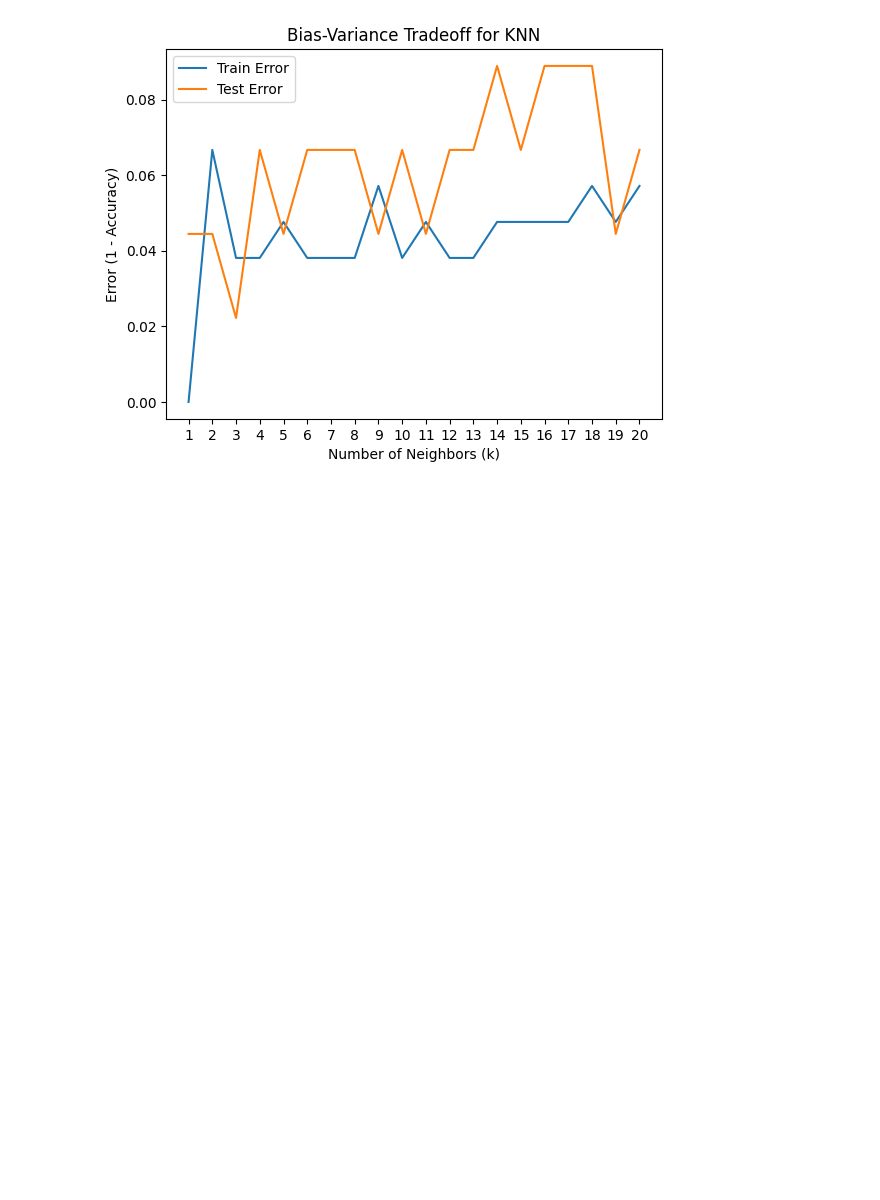
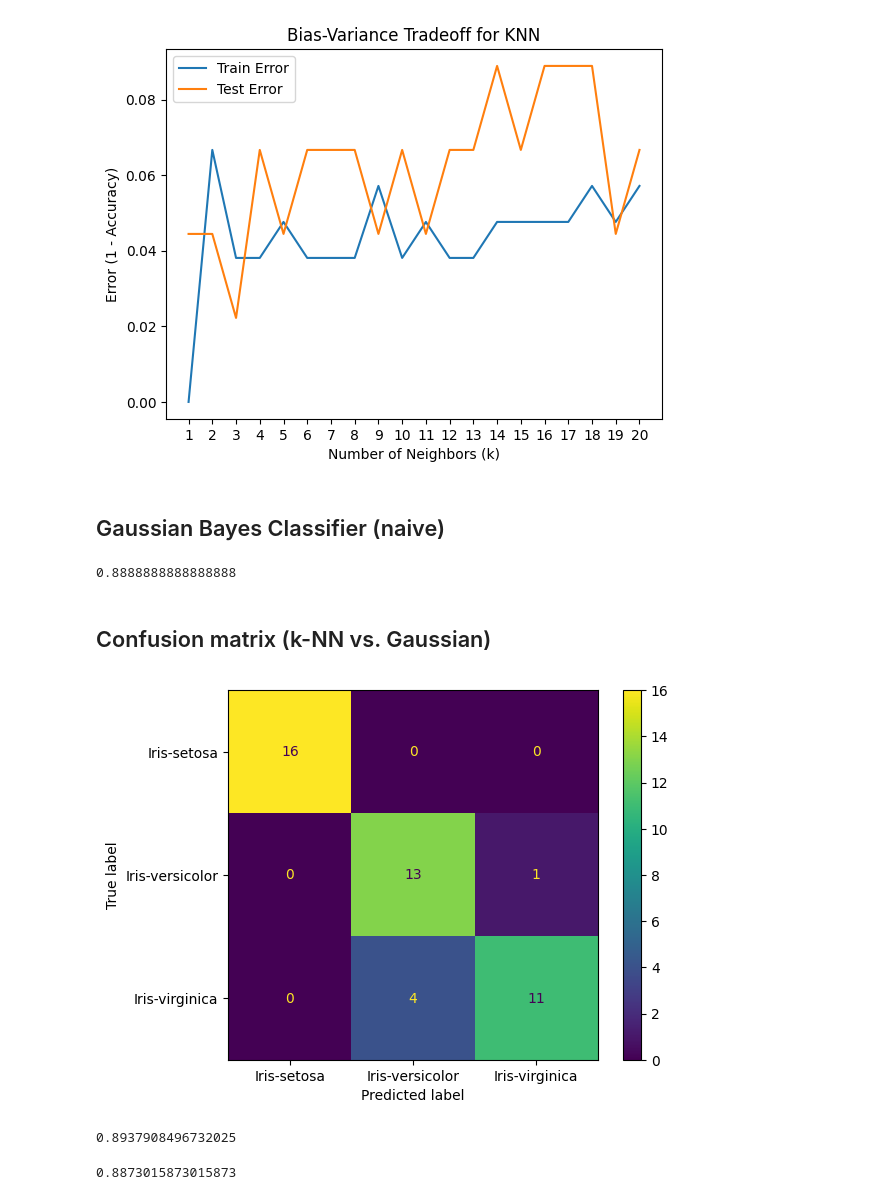
Before and after one commit to dominikchlodowicz/islp_labs, a Jupyter notebook: refresher_tasks/classification.ipynb, the cells around one changed output. Cells and saved outputs as stored; diff of their text form; code cells hidden in the pictures; blank space fills up the shorter version.

Commit message:
Add gaussian naive bayes and it's evaluation in classification refresher task.

```diff
--- a/refresher_tasks/classification.ipynb
+++ b/refresher_tasks/classification.ipynb
@@ -176,3 +188,40 @@ plt.legend()
 plt.show()
 # %% [output]
 [figure]
+# %% [markdown]
+## Gaussian Bayes Classifier (naive)
+# %%
+x_train, x_test, y_train, y_test = train_test_split(x, y, test_size=0.3, random_state=40)
+
+gaussian_nb = GaussianNB().fit(x_train, y_train)
+
+gaussian_nb_predict_test = gaussian_nb.predict(x_test)
+
+accuracy = accuracy_score(y_test, gaussian_nb_predict_test)
+
+accuracy
+# %% [output]
+0.8888888888888888
+# %% [markdown]
+## Confusion matrix (k-NN vs. Gaussian)
+# %%
+specie_labels = ['Iris-setosa', 'Iris-versicolor', 'Iris-virginica']
+
+confusion = confusion_matrix(y_test, gaussian_nb_predict_test, labels=specie_labels)
+
+disp = ConfusionMatrixDisplay(confusion_matrix=confusion, display_labels=specie_labels)
+
+disp.plot()
+
+plt.show()
+#confusion
+# %% [output]
+[figure, added]
+# %%
+precision_macro = precision_score(y_test, gaussian_nb_predict_test, average='macro')
+recall_macro    = recall_score(y_test,    gaussian_nb_predict_test, average='macro')
+
+display(precision_macro, recall_macro)
+# %% [output]
+0.8937908496732025
+0.8873015873015873
```
Also changed, not shown: parts of 2 cells of this notebook.
